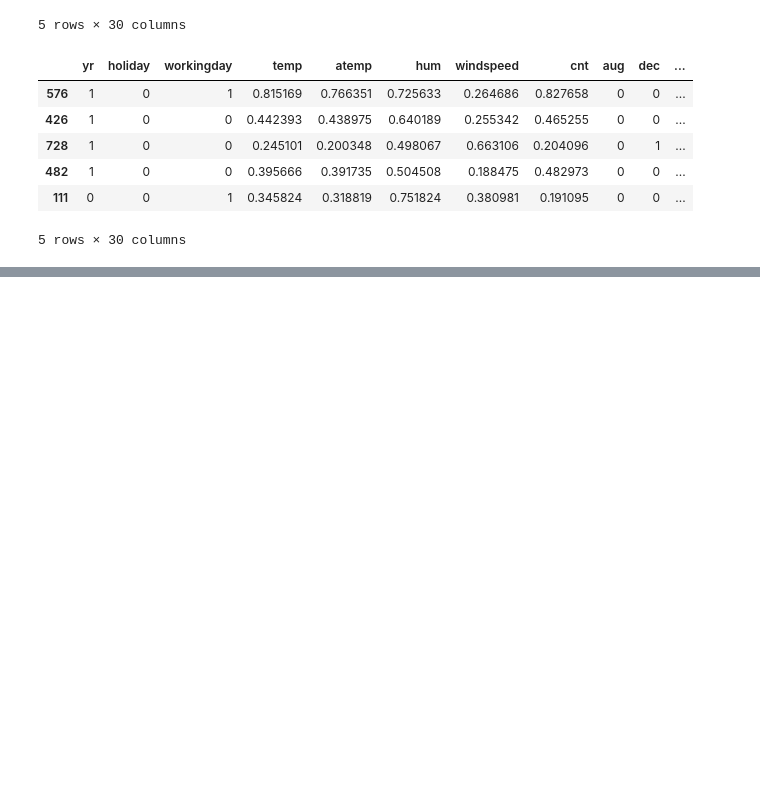
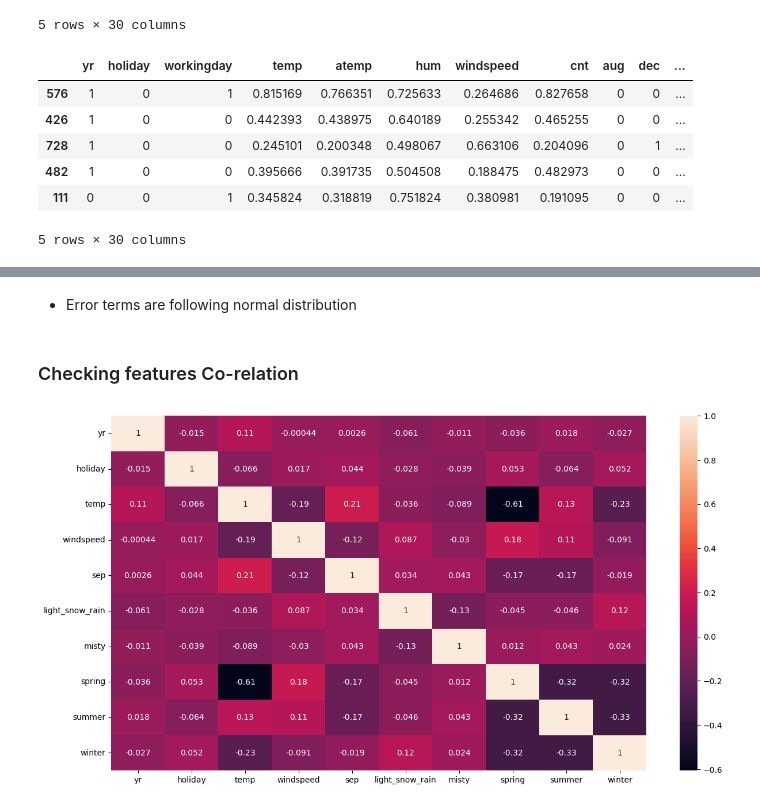
Before and after one commit to vikrampawar88/Linear_Regression_Bike_Sharing, a Jupyter notebook: Linear_Regression_Bike_Sharing_Assignment.ipynb, the cells around one changed output, grey strips where cells are left out. Drawn from its saved outputs; the diff is of its cells as text; code cells hidden in the pictures; blank space fills up the shorter version.

```diff
--- a/Linear_Regression_Bike_Sharing_Assignment.ipynb
+++ b/Linear_Regression_Bike_Sharing_Assignment.ipynb
@@ -482,0 +706,6 @@ bikeshare_data_train.head()
+# %%
+# We can drop nov variable as it has high p-value
+X_train_new = X_train_new.drop(['workingday'], axis = 1)
+
+# Run the function to calculate VIF for the new model
+calculateVIF(X_train_new)
@@ -482,0 +772,6 @@ bikeshare_data_train.head()
+# %%
+# We can drop nov variable as it has high p-value
+X_train_new = X_train_new.drop(['sat'], axis = 1)
+
+# Run the function to calculate VIF for the new model
+calculateVIF(X_train_new)
@@ -482,0 +835,6 @@ bikeshare_data_train.head()
+# %%
+# We can drop nov variable as it has high p-value
+X_train_new = X_train_new.drop(['jan'], axis = 1)
+
+# Run the function to calculate VIF for the new model
+calculateVIF(X_train_new)
@@ -482,0 +1003,12 @@ bikeshare_data_train.head()
+# %% [markdown]
+- Error terms are following normal distribution
+# %% [markdown]
+### Checking features Co-relation
+# %%
+# Checking feature correlation
+
+plt.figure(figsize=(15,8))
+sns.heatmap(X_train_new.corr(),annot = True)
+plt.show()
+# %% [output]
+[figure, added]
```
Also changed, not shown: parts of 75 cells of this notebook, 1 other file.
